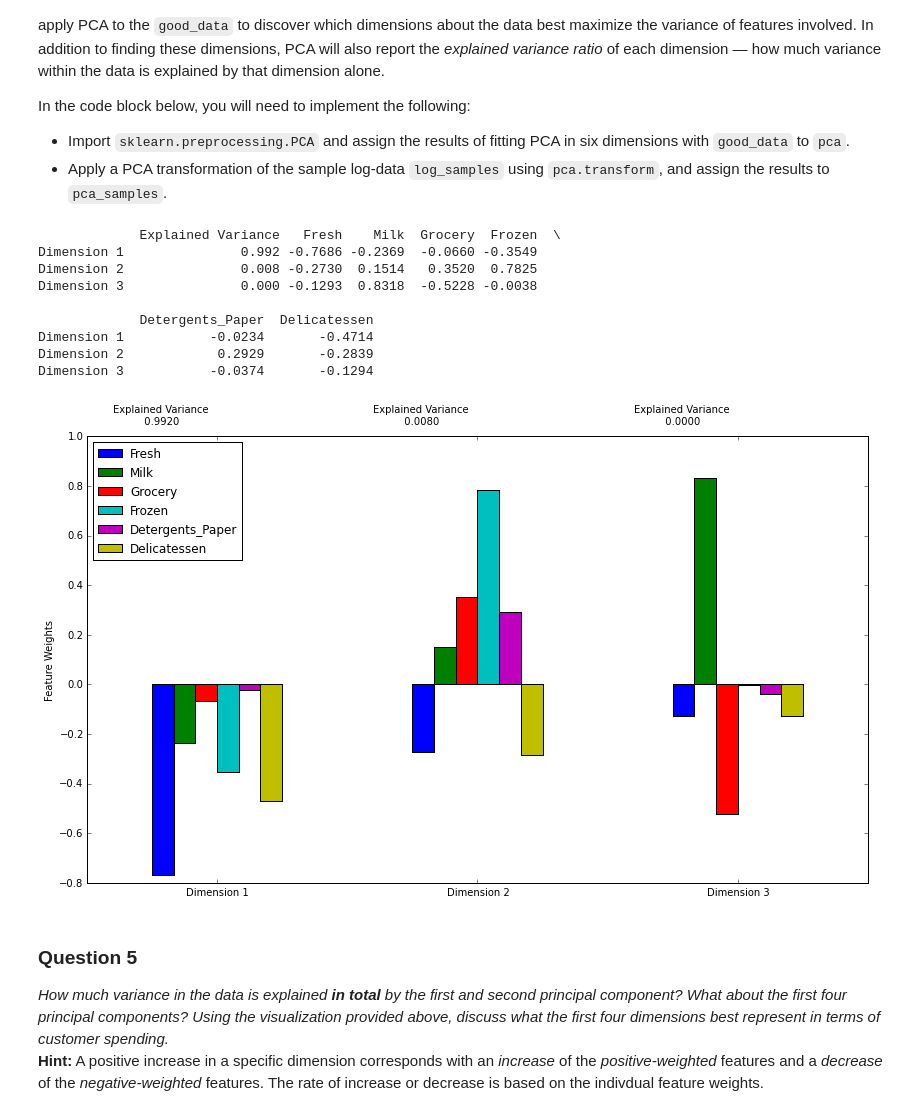
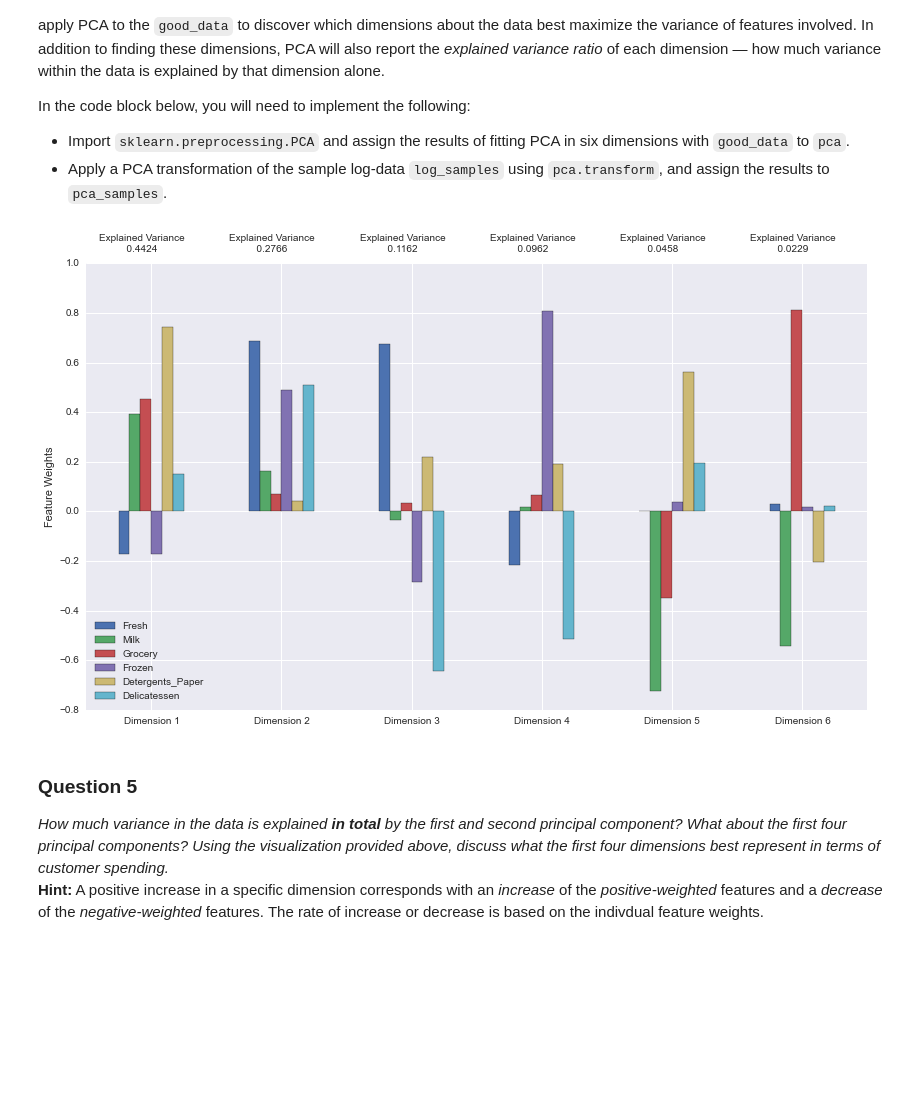
Before and after one commit to rajesh-iiith/Machine-Learning-Nanodegree, a Jupyter notebook: Project-3/customer_segments/customer_segments.ipynb, the cells around one changed output. Drawn from its saved outputs; the diff is of its cells as text; code cells hidden in the pictures; blank space fills up the shorter version.

```diff
--- a/Project-3/customer_segments/customer_segments.ipynb
+++ b/Project-3/customer_segments/customer_segments.ipynb
@@ -62,7 +63,7 @@ display(data.describe())
 To get a better understanding of the customers and how their data will transform through the analysis, it would be best to select a few sample data points and explore them in more detail. In the code block below, add **three** indices of your choice to the `indices` list which will represent the customers to track. It is suggested to try different sets of samples until you obtain customers that vary significantly from one another.
 # %%
 # TODO: Select three indices of your choice you wish to sample from the dataset
-indices = [1, 66, 181]
+indices = [1, 430, 181]
 
 # Create a DataFrame of the chosen samples
 samples = pd.DataFrame(data.loc[indices], columns = data.keys()).reset_index(drop = True)
@@ -291,26 +307,16 @@ In the code block below, you will need to implement the following:
 # %%
 from sklearn.decomposition import PCA
 
 # TODO: Apply PCA to the good data with the same number of dimensions as features
-pca = PCA(n_components = 6)
+pca = PCA(n_components = 6).fit(log_data)
 
 # TODO: Apply a PCA transformation to the sample log-data
-pca_samples = pca.fit_transform(log_samples)
+pca_samples = pca.transform(log_samples)
 
 # Generate PCA results plot
 pca_results = rs.pca_results(good_data, pca)
-print pca_results
 # %% [output]
-             Explained Variance   Fresh    Milk  Grocery  Frozen  \
-Dimension 1               0.992 -0.7686 -0.2369  -0.0660 -0.3549
-Dimension 2               0.008 -0.2730  0.1514   0.3520  0.7825
-Dimension 3               0.000 -0.1293  0.8318  -0.5228 -0.0038
-
-             Detergents_Paper  Delicatessen
-Dimension 1           -0.0234       -0.4714
-Dimension 2            0.2929       -0.2839
-Dimension 3           -0.0374       -0.1294
-[figure, old version]
+[figure, new version]
 # %% [markdown]
 ### Question 5
 *How much variance in the data is explained* ***in total*** *by the first and second principal component? What about the first four principal components? Using the visualization provided above, discuss what the first four dimensions best represent in terms of customer spending.*
```
Also changed, not shown: parts of 24 cells of this notebook, 2 other files.
